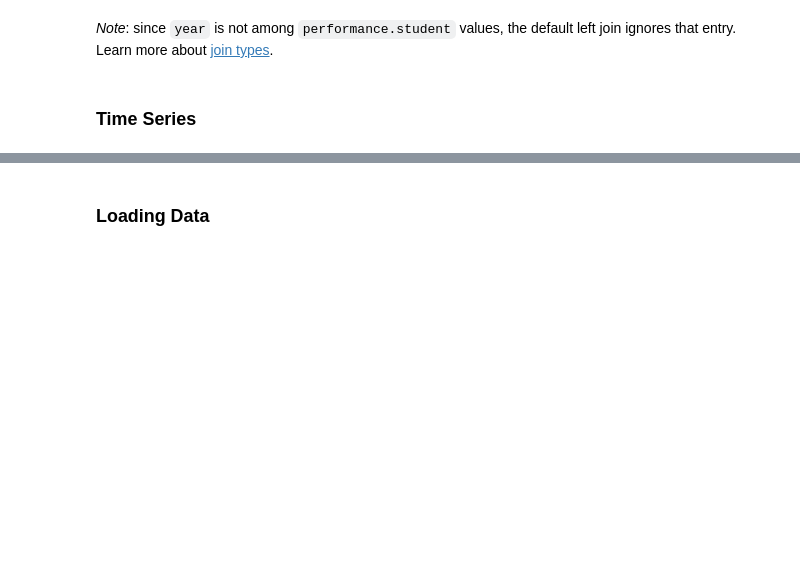
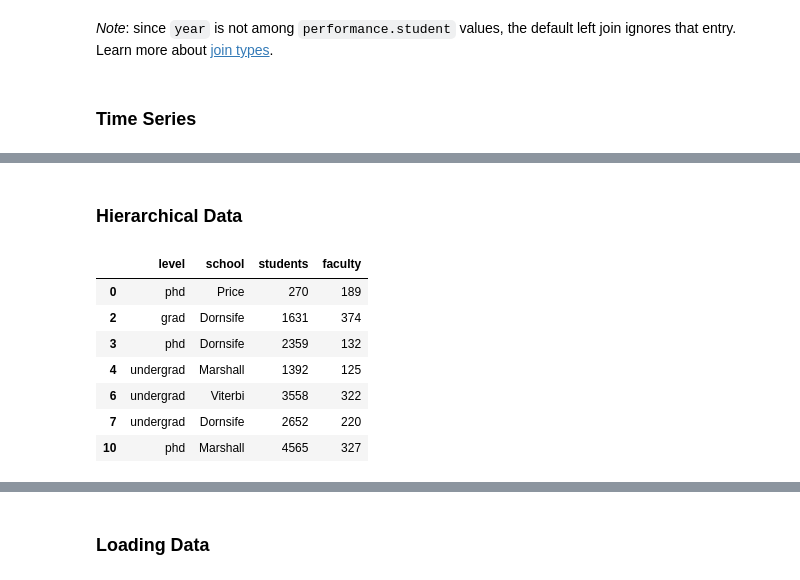
Before and after one commit to stefan-niculae/viz-workshop, a Jupyter notebook: workshop-2-WIP.ipynb, the cells around one changed output, grey strips where cells are left out. Cells and saved outputs as stored; diff of their text form; code cells hidden in the pictures; blank space fills up the shorter version.

```diff
--- a/workshop-2-WIP.ipynb
+++ b/workshop-2-WIP.ipynb
@@ -1852,0 +1905,20 @@ todo timedelta
+# %% [markdown]
+### Hierarchical Data
+# %%
+enrollment = pd.DataFrame({
+    'level':    np.random.choice(['grad', 'undergrad', 'phd'], size=20),
+    'school':   np.random.choice(['Viterbi', 'Price', 'Marshall', 'Dornsife'], size=20),
+    'students': np.random.randint(200, 5_000, size=20),
+    'faculty':  np.random.randint(50,  500,   size=20),
+}).drop_duplicates(subset=['level', 'school'])
+
+enrollment
+# %% [output]
+|  | level | school | students | faculty |
+| 0 | phd | Price | 270 | 189 |
+| 2 | grad | Dornsife | 1631 | 374 |
+| 3 | phd | Dornsife | 2359 | 132 |
+| 4 | undergrad | Marshall | 1392 | 125 |
+| 6 | undergrad | Viterbi | 3558 | 322 |
+| 7 | undergrad | Dornsife | 2652 | 220 |
+| 10 | phd | Marshall | 4565 | 327 |
```
Also changed, not shown: parts of 19 cells of this notebook.
